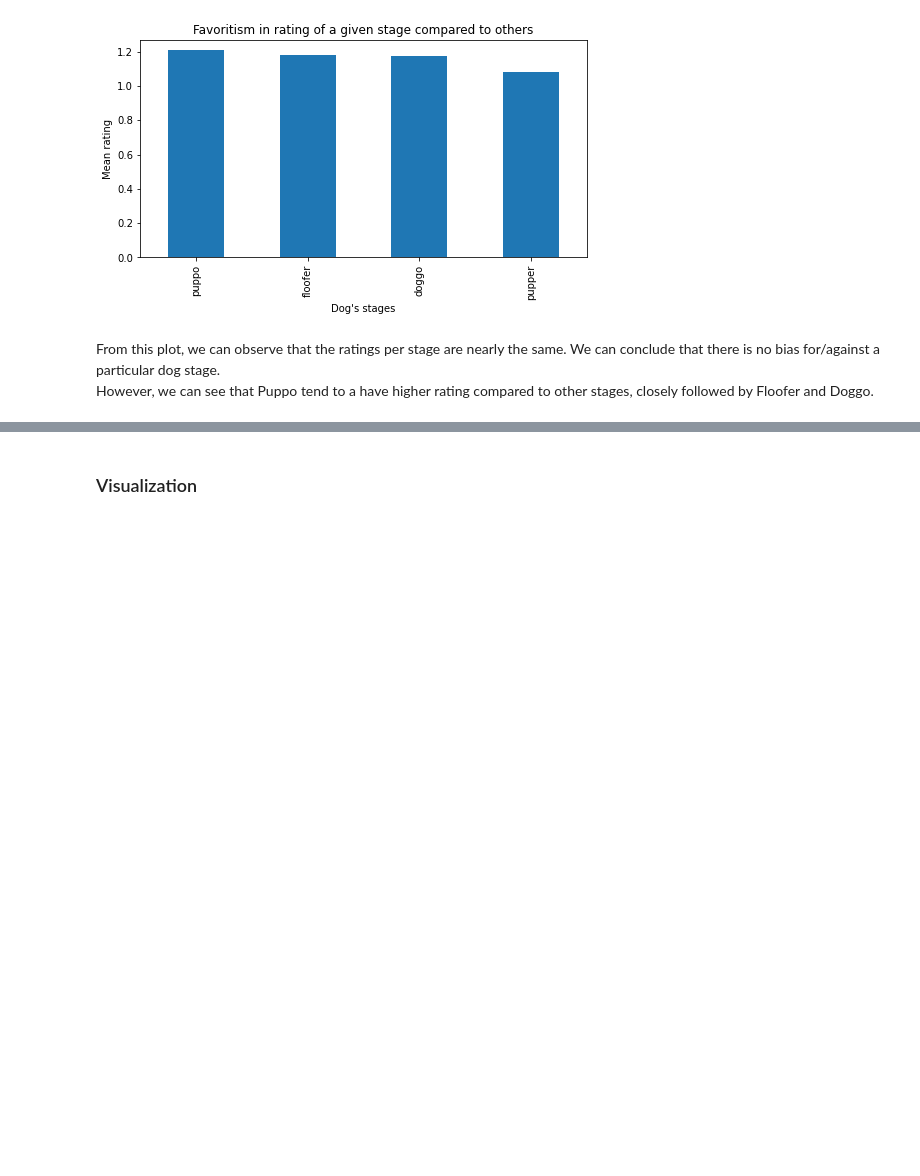
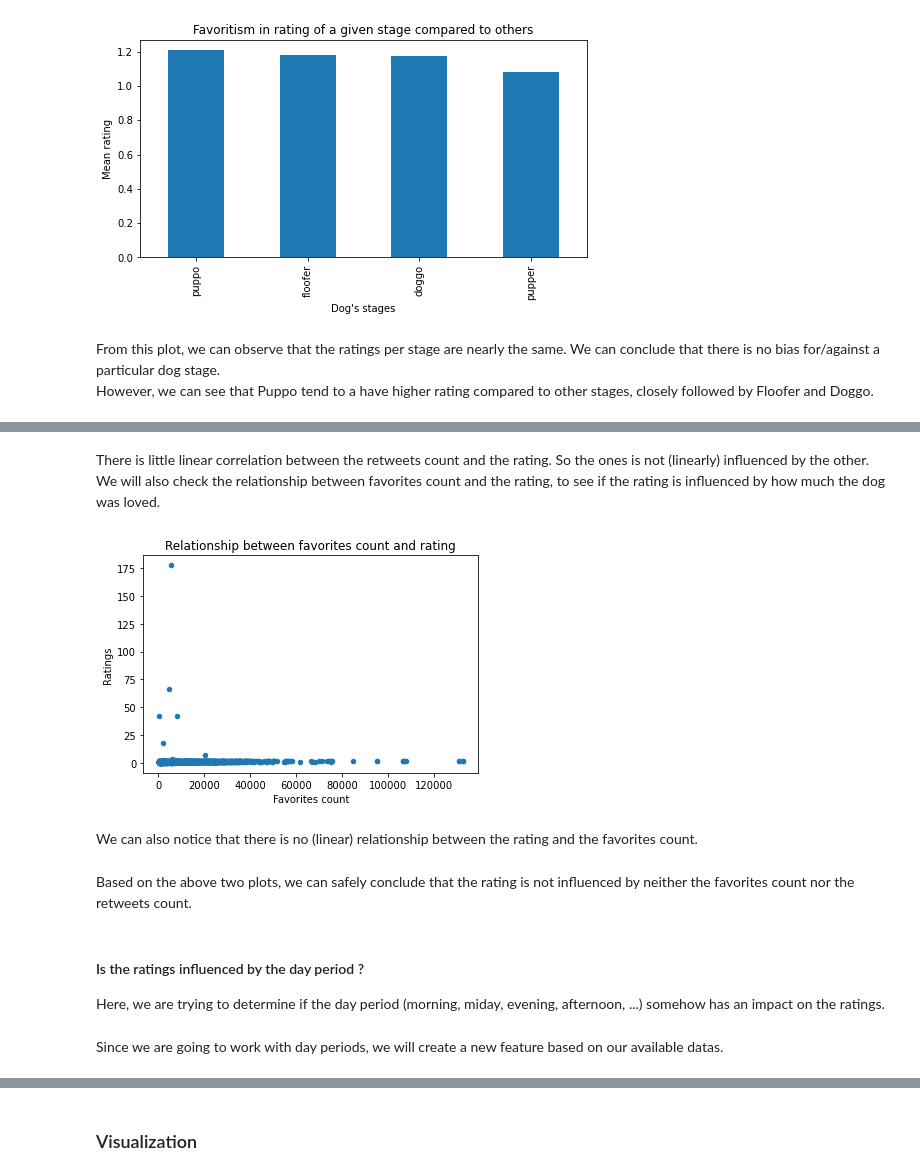
Before and after one commit to patricetg/udacity-data-analyst-project2, a Jupyter notebook: 1 - wrangle_act.ipynb, the cells around one changed output, grey strips where cells are left out. Drawn from its saved outputs; the diff is of its cells as text; code cells hidden in the pictures; blank space fills up the shorter version.

```diff
--- a/1 - wrangle_act.ipynb
+++ b/1 - wrangle_act.ipynb
@@ -2161,0 +2232,20 @@ Does a particular dog's stage is more likely to :
+# %% [markdown]
+There is little linear correlation between the retweets count and the rating. So the ones is not (linearly) influenced by the other.
+We will also check the relationship between favorites count and the rating, to see if the rating is influenced by how much the dog was loved.
+# %%
+tweets_master_df.plot(kind="scatter",x="favorite_count",y="rating")
+plt.xlabel("Favorites count")
+plt.ylabel("Ratings")
+plt.title("Relationship between favorites count and rating");
+# %% [output]
+[figure, added]
+# %% [markdown]
+We can also notice that there is no (linear) relationship between the rating and the favorites count.
+# %% [markdown]
+Based on the above two plots, we can safely conclude that the rating is not influenced by neither the favorites count nor the retweets count.
+# %% [markdown]
+#### Is the ratings influenced by the day period ?
+
+Here, we are trying to determine if the day period (morning, miday, evening, afternoon, ...) somehow has an impact on the ratings.
+# %% [markdown]
+Since we are going to work with day periods, we will create a new feature based on our available datas.
```
Also changed, not shown: parts of 38 cells of this notebook.
